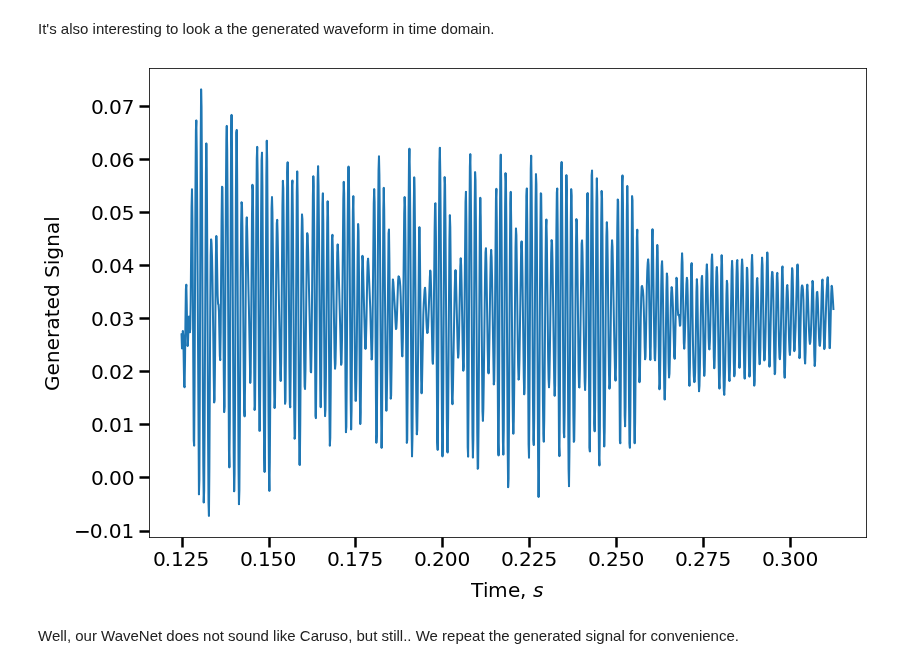
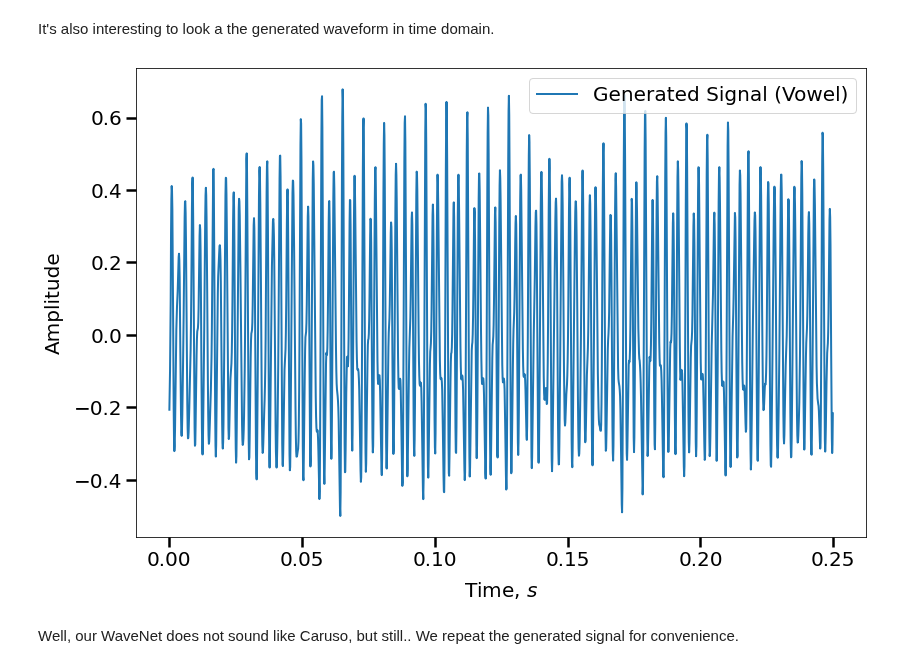
Before and after one commit to FelixSto/NSP_Assignments, a Jupyter notebook: notebooks/assignments/3-3-vowel-synthesis.ipynb, the cells around one changed output. Drawn from its saved outputs; the diff is of its cells as text; code cells hidden in the pictures.

```diff
--- a/notebooks/assignments/3-3-vowel-synthesis.ipynb
+++ b/notebooks/assignments/3-3-vowel-synthesis.ipynb
@@ -26,11 +26,11 @@ init_plot_style()
 # %% [markdown]
 Here we load the training data (vowel recordings) and convert the sample rate accordingly.
 # %%
-files =  ['../../data/audio/vowels/vowels-a-felix.wav',]
-         #'../../data/audio/vowels/vowels-e-felix.wav',
-         #'../../data/audio/vowels/vowels-i-felix.wav',
-         #'../../data/audio/vowels/vowels-o-felix.wav',
-         #'../../data/audio/vowels/vowels-u-felix.wav']
+         #['../../data/audio/vowels/vowels-a-sophie.wav',]
+         #['../../data/audio/vowels/vowels-e-felix.wav']
+         #['../../data/audio/vowels/vowels-i-sophie.wav']
+files = ['../../data/audio/vowels/vowels-o-felix.wav']
+         #['../../data/audio/vowels/vowels-u-felix.wav']
 
 # prepare data
 sample_rate = 8000
@@ -43,7 +43,7 @@ for file in files:
     resampler = torchaudio.transforms.Resample(orig_freq=orig_sample_rate, new_freq=sample_rate)
     vowel = resampler(vowel_crop)
     min_len = vowel.shape[-1] if min_len is None or vowel.shape[-1] < min_len else min_len
-    data.append(vowel)
+    data.append(vowel / vowel.max())
 print(vowel.shape)
 data = torch.stack([seq[:, :min_len] for seq in data])
 print(f'Sequence length is {data.shape[-1]} samples ({data.shape[-1] / sample_rate:.2f}s)')
@@ -78,7 +78,7 @@ Next, we create an instance of our modified WaveNet. We also generate the contex
 #context = F.one_hot(torch.arange(0, context_size)).float()
 
 # create the wavenet
-wavenet = WaveNetDeterministic(blocks_per_cell=12, num_cells=1, num_kernels=32)
+wavenet = WaveNetDeterministic(blocks_per_cell=13, num_cells=1, num_kernels=64)
 # wavenet = ConditionalWaveNetDeterministic(blocks_per_cell=8, num_cells=1, num_kernels=20, context_size=context_size)
 print(f'Receptive Field of WaveNet is {wavenet.receptive_field} samples')
 
@@ -92,14 +92,14 @@ torch.Size([1, 1, 37605])
 # %% [markdown]
 Now we can train and evaluate our model.
 # %%
-wavenet = WaveNetDeterministic(blocks_per_cell=12, num_cells=1, num_kernels=32)
+wavenet = WaveNetDeterministic(blocks_per_cell=13, num_cells=1, num_kernels=64)
 
 # training setup
 log_interval = 50  # log training stats after so many epochs
 num_epochs = 850 # number of epochs to train
 
 # define and parameterize the optimizer
-optimizer = optim.RMSprop(wavenet.parameters(), lr=6e-4, weight_decay=1e-8)
+optimizer = optim.RMSprop(wavenet.parameters(), lr=5e-4, weight_decay=1e-8)
 # scheduler = optim.lr_scheduler.StepLR(optimizer, step_size=50, gamma=0.8)
 scheduler = optim.lr_scheduler.MultiStepLR(optimizer, [10, 50, 300, 800, 2000], gamma=0.8)
 
@@ -198,22 +198,25 @@ torch.Size([1, 1, 8192])
 # %%
 #ctx = torch.tensor([[0.9, 0.5, 0, 0, 0]]).float()
 with torch.no_grad():
-    signal = wavenet.generate(3000, data[0, :, :wavenet.receptive_field].unsqueeze(0))
+    signal = wavenet.generate(2000, data[0, :, :wavenet.receptive_field].unsqueeze(0))
     #signal = wavenet.generate(3000, ctx, data[0, :, :wavenet.receptive_field].unsqueeze(0))
 # %% [output]
 been in generate
 # %% [markdown]
 It's also interesting to look a the generated waveform in time domain.
 # %%
-offset = 1000
-span = 1500
+offset = 0
+offset2 = wavenet.receptive_field
+span = 2000
 plt.figure(figsize=[12, 8])
-plt.plot((offset + torch.arange(span)) / sample_rate, signal.squeeze().detach()[offset:offset+span])
+plt.plot((offset + torch.arange(span)) / sample_rate, signal.squeeze().detach()[offset:offset+span], label='Generated Signal (Vowel)')
+#plt.plot((offset + torch.arange(span)) / sample_rate, data[0, :, :].squeeze()[offset2 + 1:offset2 + 1 + span], label='True Signal (Vowel)')
 plt.xlabel('Time, $s$')
-plt.ylabel('Generated Signal')
+plt.ylabel('Amplitude')
+plt.legend()
 plt.tight_layout()
 # %% [output]
-[figure, old version]
+[figure, new version]
 # %% [markdown]
 Well, our WaveNet does not sound like Caruso, but still..
 We repeat the generated signal for convenience.
```
Also changed, not shown: parts of 6 cells of this notebook, 3 other files.
